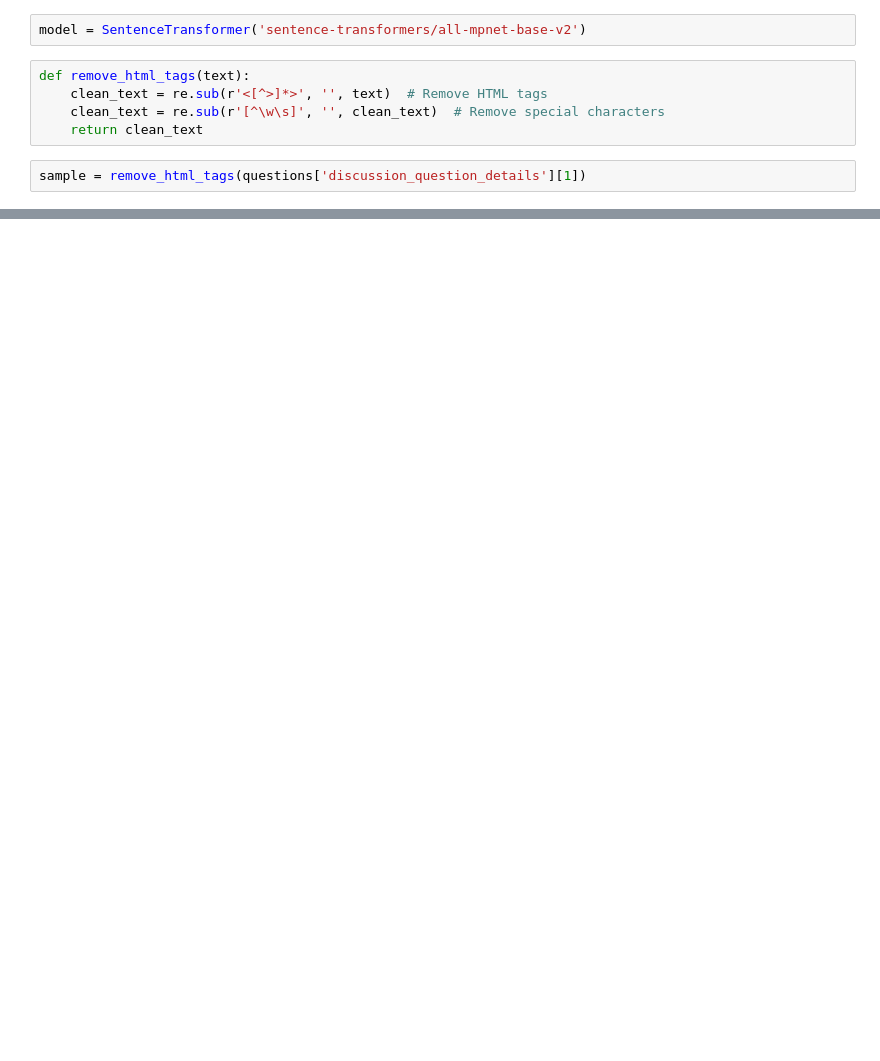
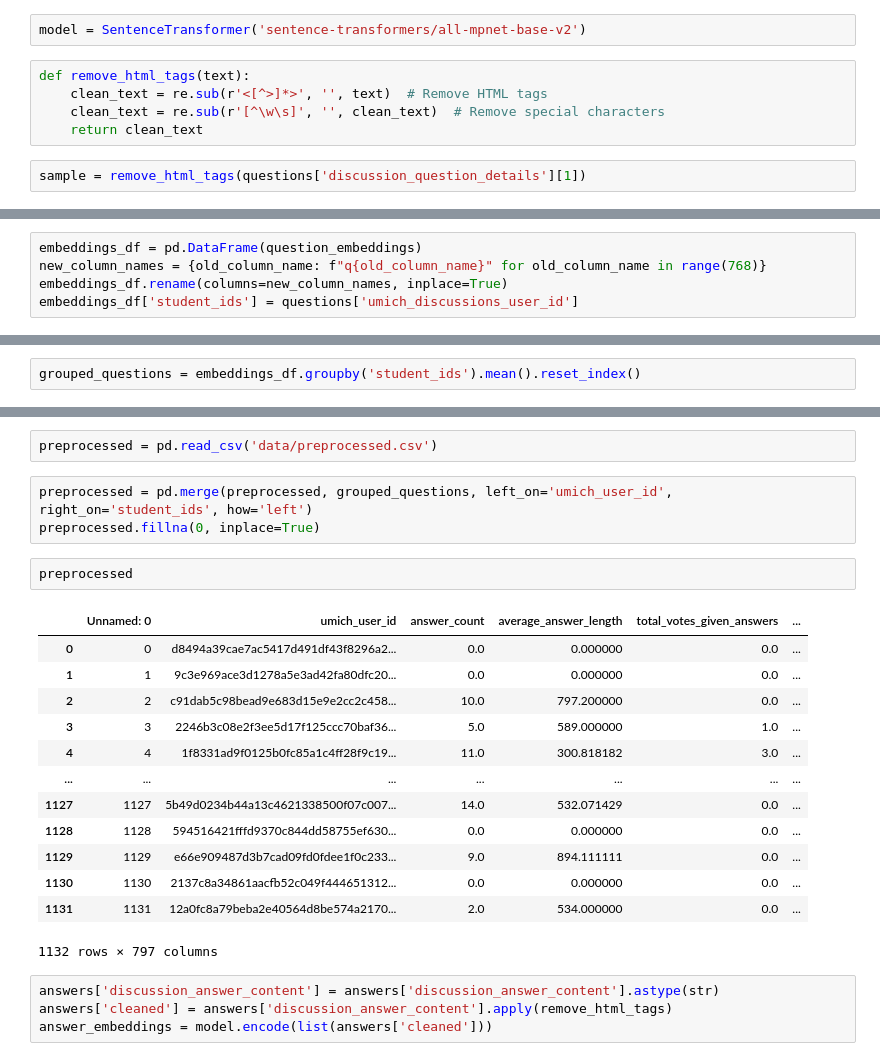
Before and after one commit to sarthyparty/algofair, a Jupyter notebook: sentence_embeddings.ipynb, the cells around one changed output, grey strips where cells are left out. Cells and saved outputs as stored; diff of their text form; blank space fills up the shorter version.

```diff
--- a/sentence_embeddings.ipynb
+++ b/sentence_embeddings.ipynb
@@ -60,0 +45,5 @@ len(embeddings[0])
+# %%
+embeddings_df = pd.DataFrame(question_embeddings)
+new_column_names = {old_column_name: f"q{old_column_name}" for old_column_name in range(768)}
+embeddings_df.rename(columns=new_column_names, inplace=True)
+embeddings_df['student_ids'] = questions['umich_discussions_user_id']
@@ -60,0 +70,2 @@ len(embeddings[0])
+# %%
+grouped_questions = embeddings_df.groupby('student_ids').mean().reset_index()
@@ -60,0 +82,25 @@ len(embeddings[0])
+# %%
+preprocessed = pd.read_csv('data/preprocessed.csv')
+# %%
+preprocessed = pd.merge(preprocessed, grouped_questions, left_on='umich_user_id', right_on='student_ids', how='left')
+preprocessed.fillna(0, inplace=True)
+# %%
+preprocessed
+# %% [output]
+|  | Unnamed: 0 | umich_user_id | answer_count | average_answer_length | total_votes_given_answers | ... |
+| 0 | 0 | d8494a39cae7ac5417d491df43f8296a2... | 0.0 | 0.000000 | 0.0 | ... |
+| 1 | 1 | 9c3e969ace3d1278a5e3ad42fa80dfc20... | 0.0 | 0.000000 | 0.0 | ... |
+| 2 | 2 | c91dab5c98bead9e683d15e9e2cc2c458... | 10.0 | 797.200000 | 0.0 | ... |
+| 3 | 3 | 2246b3c08e2f3ee5d17f125ccc70baf36... | 5.0 | 589.000000 | 1.0 | ... |
+| 4 | 4 | 1f8331ad9f0125b0fc85a1c4ff28f9c19... | 11.0 | 300.818182 | 3.0 | ... |
+| ... | ... | ... | ... | ... | ... | ... |
+| 1127 | 1127 | 5b49d0234b44a13c4621338500f07c007... | 14.0 | 532.071429 | 0.0 | ... |
+| 1128 | 1128 | 594516421fffd9370c844dd58755ef630... | 0.0 | 0.000000 | 0.0 | ... |
+| 1129 | 1129 | e66e909487d3b7cad09fd0fdee1f0c233... | 9.0 | 894.111111 | 0.0 | ... |
+| 1130 | 1130 | 2137c8a34861aacfb52c049f444651312... | 0.0 | 0.000000 | 0.0 | ... |
+| 1131 | 1131 | 12a0fc8a79beba2e40564d8be574a2170... | 2.0 | 534.000000 | 0.0 | ... |
+1132 rows × 797 columns
+# %%
+answers['discussion_answer_content'] = answers['discussion_answer_content'].astype(str)
+answers['cleaned'] = answers['discussion_answer_content'].apply(remove_html_tags)
+answer_embeddings = model.encode(list(answers['cleaned']))
```
Also changed, not shown: parts of 16 cells of this notebook.
